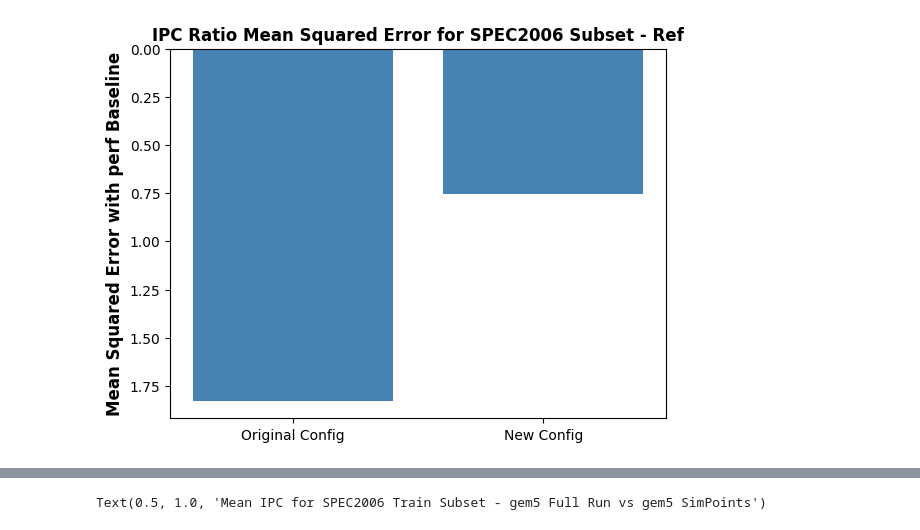
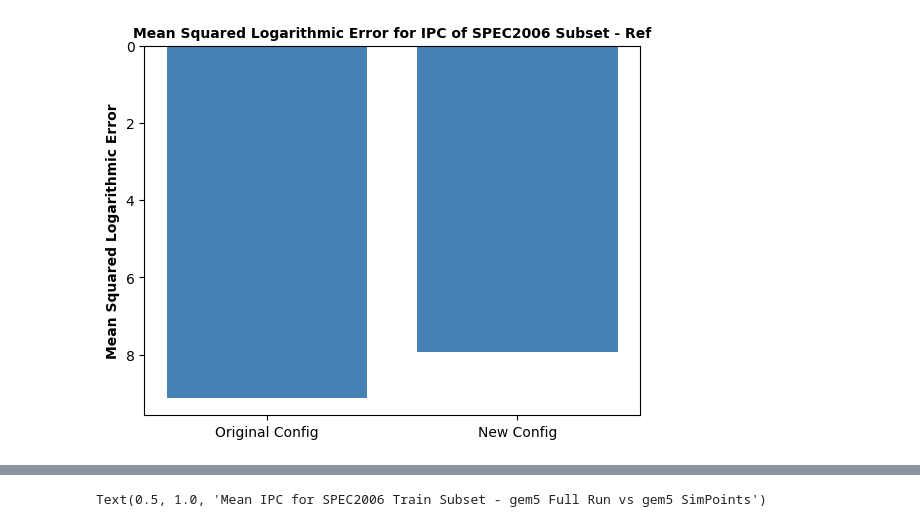
Before and after one commit to darchr/riscv-validation, a Jupyter notebook: gem5_Workshop_ISCA2023/RISCVMatched_Plots.ipynb, the cells around one changed output, grey strips where cells are left out. Cells and saved outputs as stored; diff of their text form; code cells hidden in the pictures.

Commit message:
New plots and updated abstract

```diff
--- a/gem5_Workshop_ISCA2023/RISCVMatched_Plots.ipynb
+++ b/gem5_Workshop_ISCA2023/RISCVMatched_Plots.ipynb
@@ -30,6 +30,31 @@ def doMSEPlot(perf_IPCRatio, gem5_default_IPCRatio, gem5_edited_IPCRatio, benchm
 
     # Show the plot
     plt.show()
+# %%
+def doMSLEPlot(perf_IPCRatio, gem5_default_IPCRatio, gem5_edited_IPCRatio, benchmark_name):
+
+    msle_default = np.e**(np.sqrt(np.sum((np.log(gem5_default_IPCRatio/perf_IPCRatio)) ** 2)/len(gem5_default_IPCRatio)))
+
+    msle_edited = np.e**(np.sqrt(np.sum((np.log(gem5_edited_IPCRatio/perf_IPCRatio)) ** 2)/len(gem5_edited_IPCRatio)))
+
+    categories = ['Original Config', 'New Config']
+    values = [msle_default, msle_edited]
+    colors = ['steelblue', 'steelblue']
+
+    # Plotting
+    plt.bar(categories, values, color=colors)
+
+    # Axis labels
+    plt.ylabel('Mean Squared Logarithmic Error', fontsize = 10, fontweight = 'bold')
+
+    # Set y-axis ticks and labels
+    plt.gca().invert_yaxis()
+
+    # Title
+    plt.title('Mean Squared Logarithmic Error for IPC of ' + benchmark_name, fontsize = 10, fontweight = 'bold')
+
+    # Show the plot
+    plt.show()
 # %%
 def doIPCRatioPlot(merged_df, gem5_instructions_rel, gem5_config_edits_instructions_rel, benchmark_name):
 
@@ -140,7 +177,7 @@ doIPCRatioPlot(merged_df, gem5_IPC_rel, gem5_config_edits_IPC_rel, "SPEC2006 Sub
 # %%
-doMSEPlot(perf_IPC, gem5_IPC_rel, gem5_config_edits_IPC_rel, "SPEC2006 Subset - Ref")
+doMSLEPlot(perf_IPC, gem5_IPC_rel, gem5_config_edits_IPC_rel, "SPEC2006 Subset - Ref")
 # %% [output]
-[figure, old version]
+[figure, new version]
 # %%
 perf_df = pd.read_csv("perf_SPEC2006_subset_train.csv")
 gem5_df = pd.read_csv("gem5_original_config_SPEC2006_subset_train.csv")
```
Also changed, not shown: parts of 6 cells of this notebook, 1 other file.
